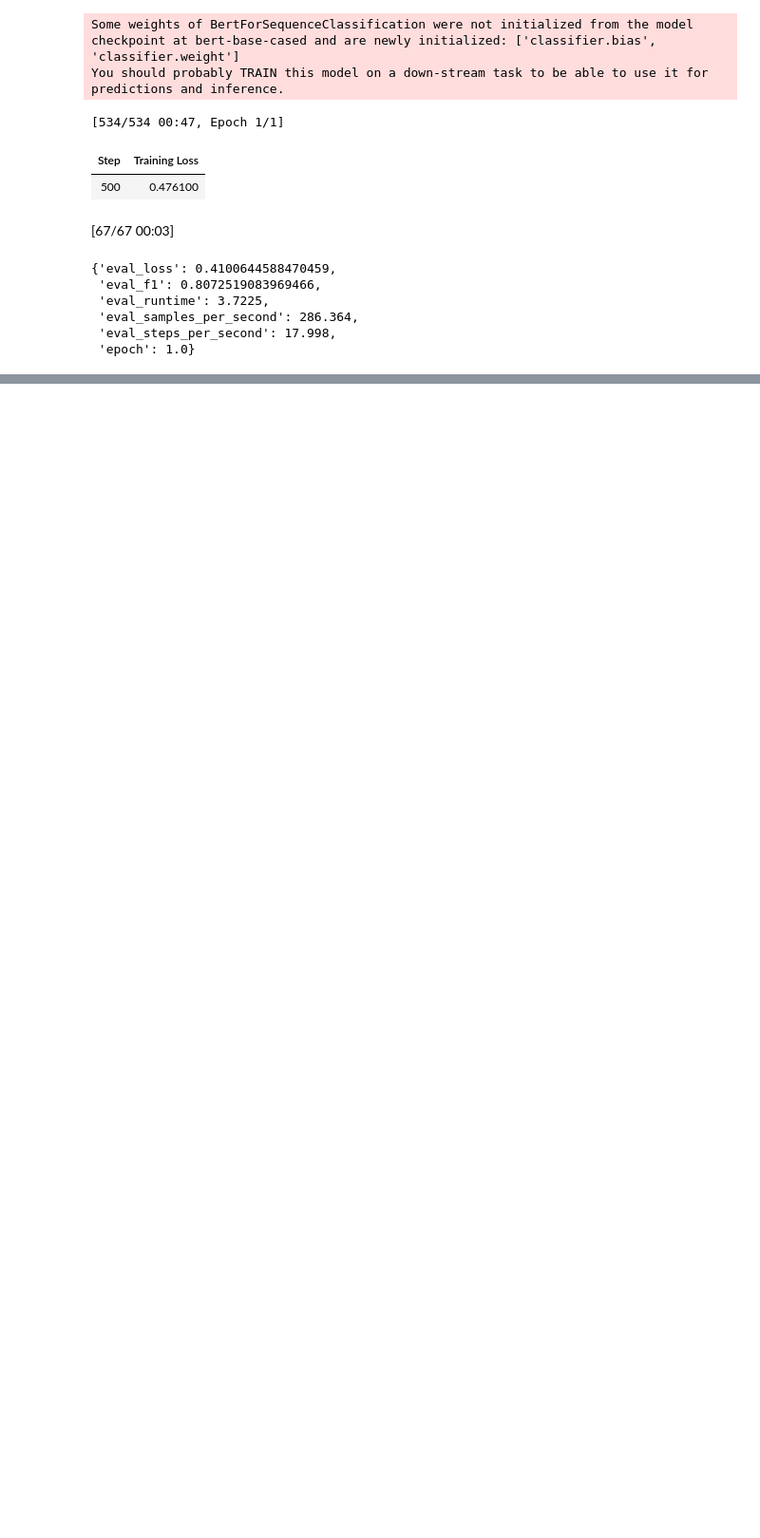
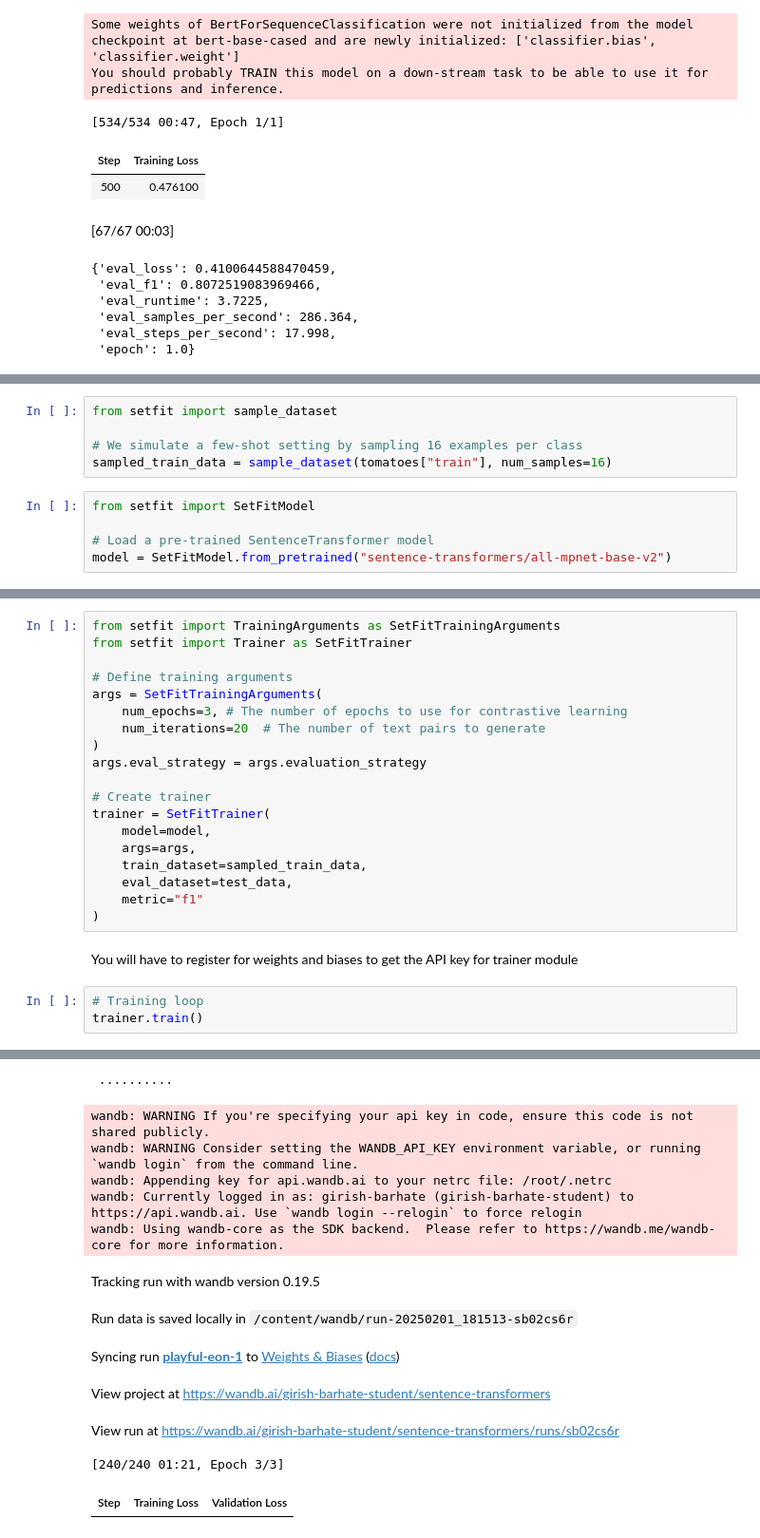
Before and after one commit to NewCodeLearner/HandsOnLLM-Projects, a Jupyter notebook: 12_Finetuning_BERT_Model.ipynb, the cells around one changed output, grey strips where cells are left out. Shown at 95% size. Drawn from its saved outputs; the diff is of its cells as text; blank space fills up the shorter version.

Commit message:
Few-shot Classification using all-mpnet-basev2 model

```diff
--- a/12_Finetuning_BERT_Model.ipynb
+++ b/12_Finetuning_BERT_Model.ipynb
@@ -263,0 +266,10 @@ You should probably TRAIN this model on a down-stream task to be able to use it
+# %%
+from setfit import sample_dataset
+
+# We simulate a few-shot setting by sampling 16 examples per class
+sampled_train_data = sample_dataset(tomatoes["train"], num_samples=16)
+# %%
+from setfit import SetFitModel
+
+# Load a pre-trained SentenceTransformer model
+model = SetFitModel.from_pretrained("sentence-transformers/all-mpnet-base-v2")
@@ -263,0 +278,25 @@ You should probably TRAIN this model on a down-stream task to be able to use it
+# %%
+from setfit import TrainingArguments as SetFitTrainingArguments
+from setfit import Trainer as SetFitTrainer
+
+# Define training arguments
+args = SetFitTrainingArguments(
+    num_epochs=3, # The number of epochs to use for contrastive learning
+    num_iterations=20  # The number of text pairs to generate
+)
+args.eval_strategy = args.evaluation_strategy
+
+# Create trainer
+trainer = SetFitTrainer(
+    model=model,
+    args=args,
+    train_dataset=sampled_train_data,
+    eval_dataset=test_data,
+    metric="f1"
+)
+# %% [markdown]
+You will have to register for weights and biases to get the API key for trainer module
+# %%
+# Training loop
+trainer.train()
+# %% [output]
@@ -263,0 +311,13 @@ You should probably TRAIN this model on a down-stream task to be able to use it
+ ··········
+wandb: WARNING If you're specifying your api key in code, ensure this code is not shared publicly.
+wandb: WARNING Consider setting the WANDB_API_KEY environment variable, or running `wandb login` from the command line.
+wandb: Appending key for api.wandb.ai to your netrc file: /root/.netrc
+wandb: Currently logged in as: girish-barhate (girish-barhate-student) to https://api.wandb.ai. Use `wandb login --relogin` to force relogin
+wandb: Using wandb-core as the SDK backend.  Please refer to https://wandb.me/wandb-core for more information.
+Tracking run with wandb version 0.19.5
+Run data is saved locally in /content/wandb/run-20250201_181513-sb02cs6r
+Syncing run playful-eon-1 to Weights & Biases (docs)
+View project at https://wandb.ai/girish-barhate-student/sentence-transformers
+View run at https://wandb.ai/girish-barhate-student/sentence-transformers/runs/sb02cs6r
+[240/240 01:21, Epoch 3/3]
+| Step | Training Loss | Validation Loss |
```
Also changed, not shown: parts of 5 cells of this notebook.
